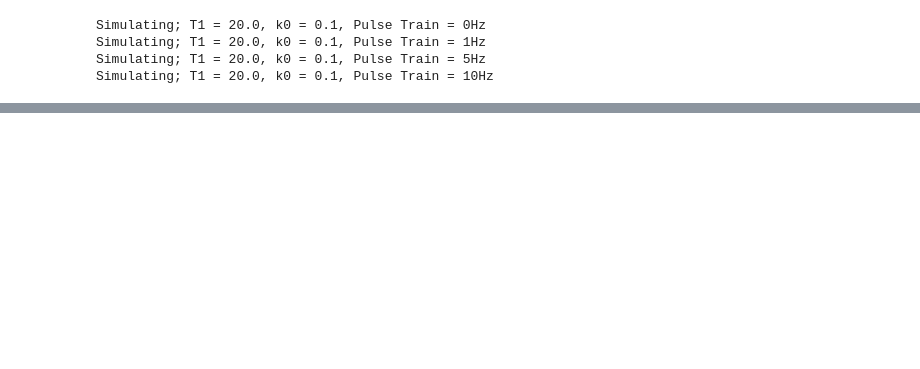
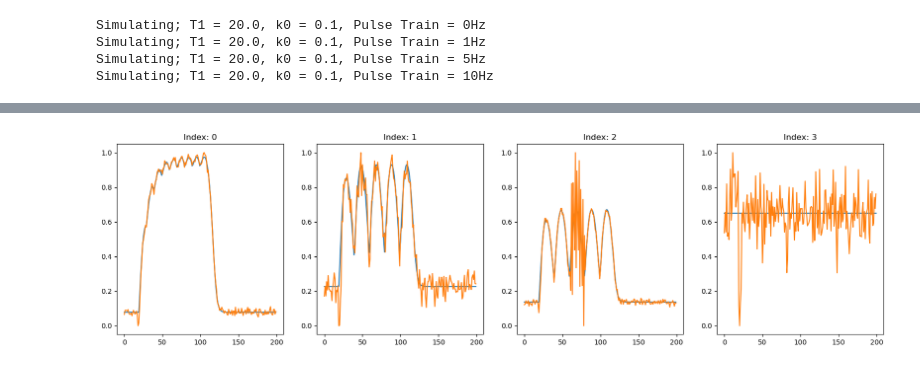
Before and after one commit to j1ling67n/ML-curve-smoothing, a Jupyter notebook: pytorch_smoothing.ipynb, the cells around one changed output, grey strips where cells are left out. Drawn from its saved outputs; the diff is of its cells as text; code cells hidden in the pictures; blank space fills up the shorter version.

```diff
--- a/pytorch_smoothing.ipynb
+++ b/pytorch_smoothing.ipynb
@@ -217,2 +246,38 @@ print(Y.shape[0]//100, X.shape[0]//100)
 # %%
 import torch
+
+from torch.utils.data import Dataset, DataLoader
+
+class WaveformDataset(Dataset):
+    def __init__(self, training_set_file):
+        pt_data = torch.load(training_set_file)
+        self.pure_waveform_train = pt_data[:,0,:]
+        self.noisy_waveform_train = pt_data[:,1,:]
+
+    def __len__(self):
+        return self.pure_waveform_train.shape[0]
+
+    def __getitem__(self, idx):
+        Pure_waveform = self.pure_waveform_train[idx]
+        Noisey_waveform = self.noisy_waveform_train[idx]
+        return Pure_waveform, Noisey_waveform
+
+
+
+training_data = WaveformDataset(r'.\\outputs\\training_set.pt')
+validation_data = WaveformDataset(r'.\\outputs\\validation_set.pt')
+
+train_iter = DataLoader(training_data, batch_size=4, shuffle=False)
+
+fig, axs = plt.subplots(1,4, figsize=(20,5))
+
+for i in range(4):
+    X = next(iter(train_iter))[0][i]
+    Y = next(iter(train_iter))[1][i]
+    axs[i].plot(X)
+    axs[i].plot(Y)
+    axs[i].set_title(f'Index: {i}')
+
+plt.show()
+# %% [output]
+[figure, added]
```
Also changed, not shown: parts of 4 cells of this notebook.
